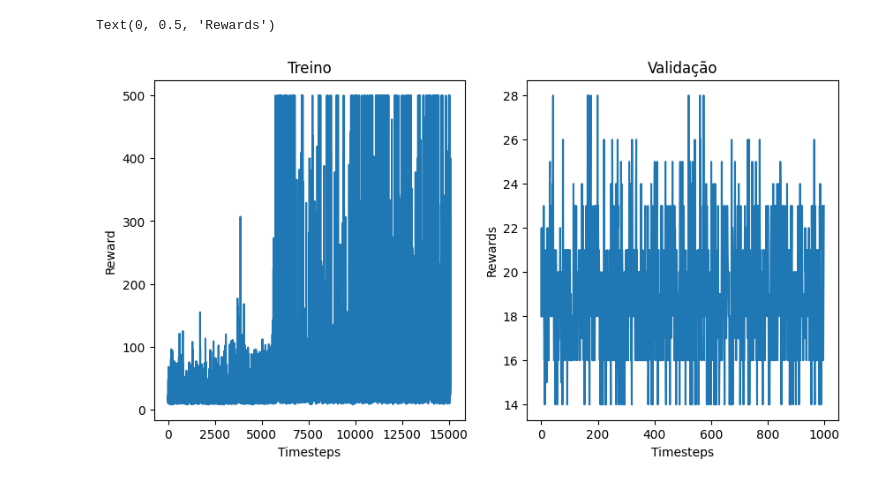
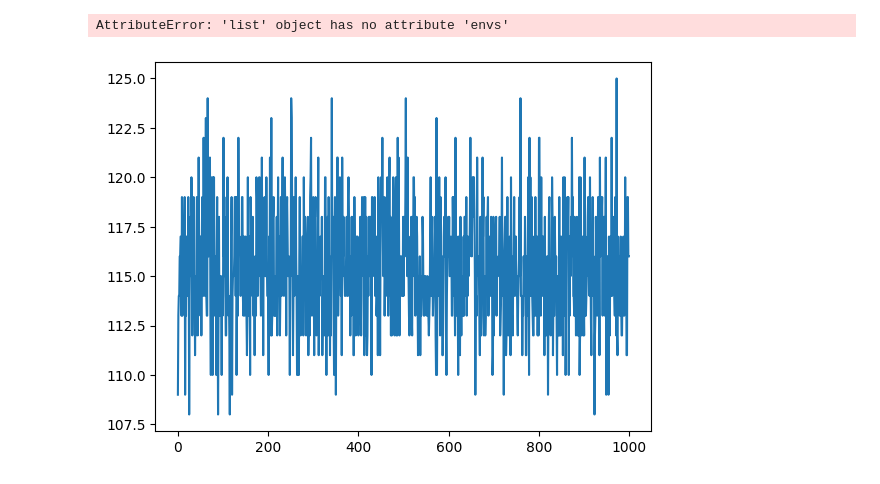
Before and after one commit to Ploita/Dissertacao, a Jupyter notebook: Baselines.ipynb, the cells around one changed output. Drawn from its saved outputs; the diff is of its cells as text; code cells hidden in the pictures.

```diff
--- a/Baselines.ipynb
+++ b/Baselines.ipynb
@@ -31,14 +32,14 @@ from stable_baselines3.common.monitor import Monitor
 from stable_baselines3.common.vec_env import DummyVecEnv
 from stable_baselines3.common.env_util import make_vec_env
 from stable_baselines3.common.evaluation import evaluate_policy
-from torchinfo import summary
+from stable_baselines3.common.callbacks import StopTrainingOnMaxEpisodes
 
-num_cpu = 4
+num_cpu = 8
 env_id = "CartPole-v1"
 
-env = make_vec_env(env_id, n_envs=num_cpu, seed=0, vec_env_cls=DummyVecEnv)
+search_env = make_vec_env(env_id, n_envs=num_cpu, vec_env_cls=DummyVecEnv)
+vai_treinar_em_ep_sim = StopTrainingOnMaxEpisodes(max_episodes= 1000, verbose= 0)
 
-env = Monitor(gym.make('CartPole-v1'))
 # Se essa não for a prova definitiva da minha incompetência, eu n sei o que vai ser
 hparams = {'learning_rate': 0.0023,
  'gamma': 0.99,
@@ -54,12 +55,10 @@ hparams = {'learning_rate': 0.0023,
  'exploration_final_eps': 0.04,
  'exploration_fraction': 0.16}
 
-teste = DQN('MlpPolicy', env, verbose=0, **hparams)
-print(summary(teste.policy.q_net, input_size = (1,4)))
+teste = DQN('MlpPolicy', search_env, verbose=0, **hparams)
+teste.learn(total_timesteps=int(1e10), callback= vai_treinar_em_ep_sim, progress_bar=True)
 
-teste.learn(total_timesteps=int(1e6), progress_bar=True)
-
-search_env = Monitor(gym.make(env_id))
-mean_reward, _ = evaluate_policy(teste, search_env, n_eval_episodes=1000)
+eval_env = make_vec_env(env_id, n_envs=1, vec_env_cls=DummyVecEnv)
+mean_reward, _ = evaluate_policy(teste, search_env, n_eval_episodes=1000 * 1, return_episode_rewards= True)
 # %% [output]
 [interactive output not drawn]
@@ -83,18 +65,11 @@ Estimated Total Size (MB): 0.27
 [interactive output not drawn]
 [interactive output not drawn]
-# %%
-import matplotlib.pyplot as plt
-fig, axs = plt.subplots(1, 2, figsize=(10, 5))
-# Juro que funciona, não sei porque o Pylance não reconhece
-axs[0].plot(teste.env.envs[0].episode_returns) #type: ignore
-axs[0].set_title('Treino')
-axs[0].set_xlabel('Timesteps')
-axs[0].set_ylabel('Reward')
-
-axs[1].plot(search_env.get_episode_rewards())
-axs[1].set_title('Validação')
-axs[1].set_xlabel('Timesteps')
-axs[1].set_ylabel('Rewards')
-# %% [output]
-Text(0, 0.5, 'Rewards')
-[figure, removed]
+# %%
+plot_envs_reward(eval_env)
+# %% [output]
+AttributeError: 'list' object has no attribute 'envs'
+# %%
+plt.plot(mean_reward)
+plt.show()
+# %% [output]
+[figure, added]
```
Also changed, not shown: parts of 5 cells of this notebook, 2 other files.
